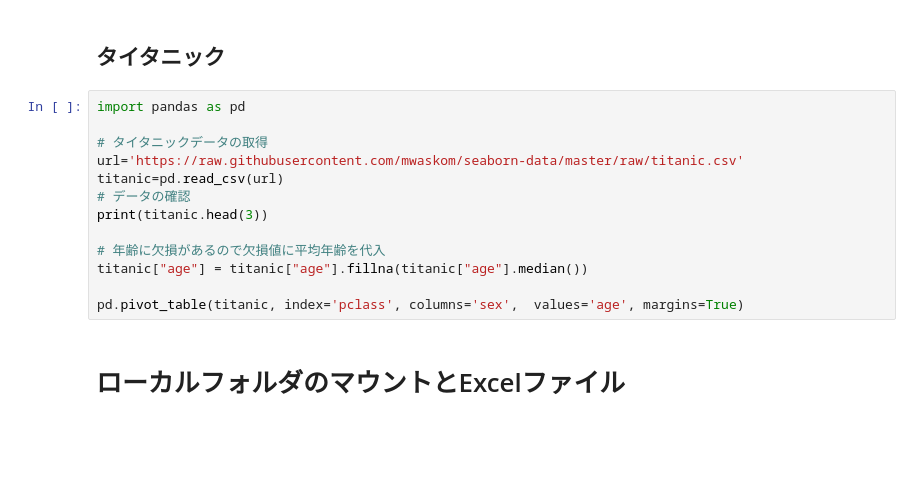
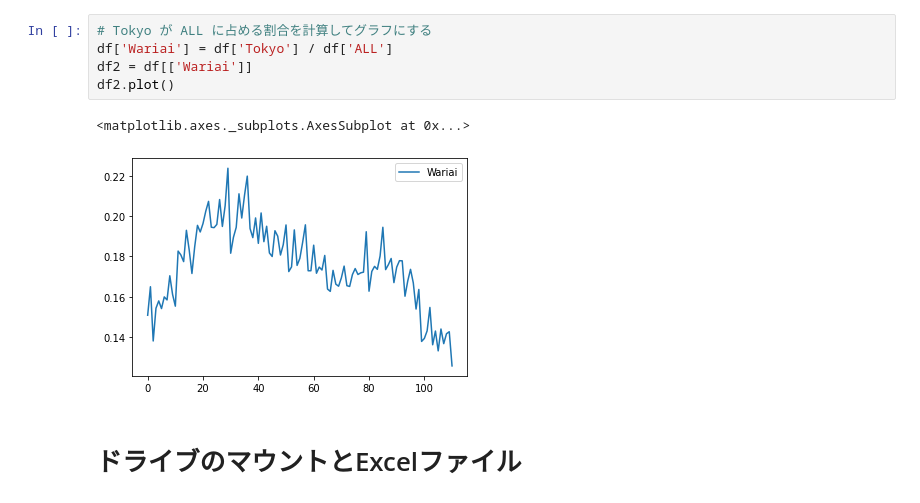
Before and after one commit to koichii/python101, a Jupyter notebook: pandas01.ipynb, the cells around one changed output. Drawn from its saved outputs; the diff is of its cells as text; blank space fills up the shorter version.

```diff
--- a/pandas01.ipynb
+++ b/pandas01.ipynb
@@ -57,18 +47,11 @@ bcr.bar_chart_race(df=df, n_bars=10)
+# %%
+# Tokyo が ALL に占める割合を計算してグラフにする
+df['Wariai'] = df['Tokyo'] / df['ALL']
+df2 = df[['Wariai']]
+df2.plot()
+# %% [output]
+<matplotlib.axes._subplots.AxesSubplot at 0x...>
+[figure, added]
 # %% [markdown]
-## タイタニック
+# ドライブのマウントとExcelファイル
-# %%
-import pandas as pd
-
-# タイタニックデータの取得
-url='https://raw.githubusercontent.com/mwaskom/seaborn-data/master/raw/titanic.csv'
-titanic=pd.read_csv(url)
-# データの確認
-print(titanic.head(3))
-
-# 年齢に欠損があるので欠損値に平均年齢を代入
-titanic["age"] = titanic["age"].fillna(titanic["age"].median())
-
-pd.pivot_table(titanic, index='pclass', columns='sex',  values='age', margins=True)
-# %% [markdown]
-# ローカルフォルダのマウントとExcelファイル
 # %%
```
Also changed, not shown: parts of 16 cells of this notebook.
